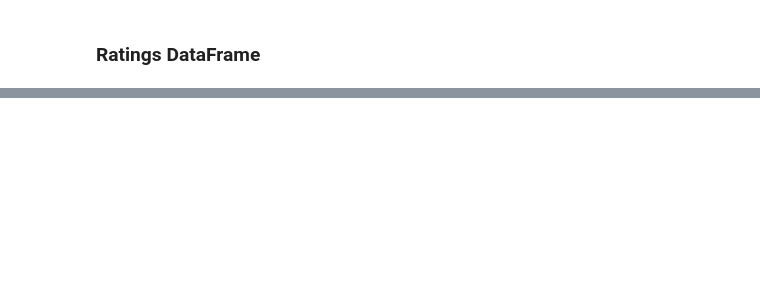
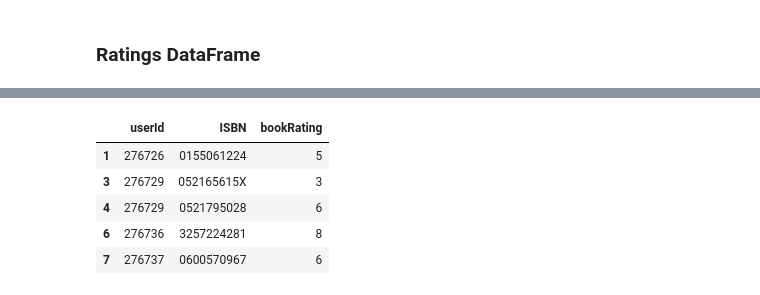
Before and after one commit to mohsenMahmoodzadeh/book-crossing-recommender-system, a Jupyter notebook: Data_Preprocessing.ipynb, the cells around one changed output, grey strips where cells are left out. Cells and saved outputs as stored; diff of their text form; code cells hidden in the pictures; blank space fills up the shorter version.

```diff
--- a/Data_Preprocessing.ipynb
+++ b/Data_Preprocessing.ipynb
@@ -228,0 +280,9 @@ msno.bar(books)
+# %%
+ratings.head()
+# %% [output]
+|  | userId | ISBN | bookRating |
+| 1 | 276726 | 0155061224 | 5 |
+| 3 | 276729 | 052165615X | 3 |
+| 4 | 276729 | 0521795028 | 6 |
+| 6 | 276736 | 3257224281 | 8 |
+| 7 | 276737 | 0600570967 | 6 |
```
Also changed, not shown: parts of 6 cells of this notebook.
